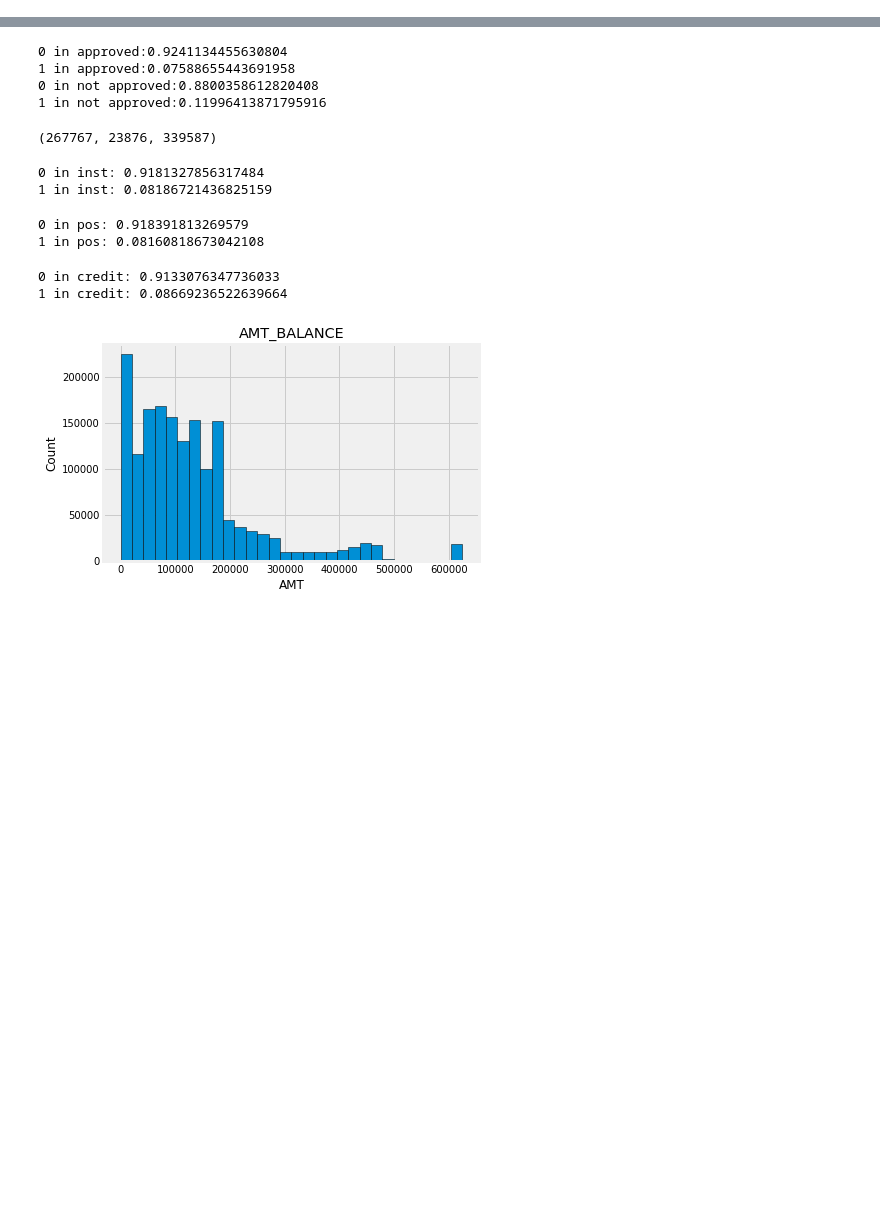
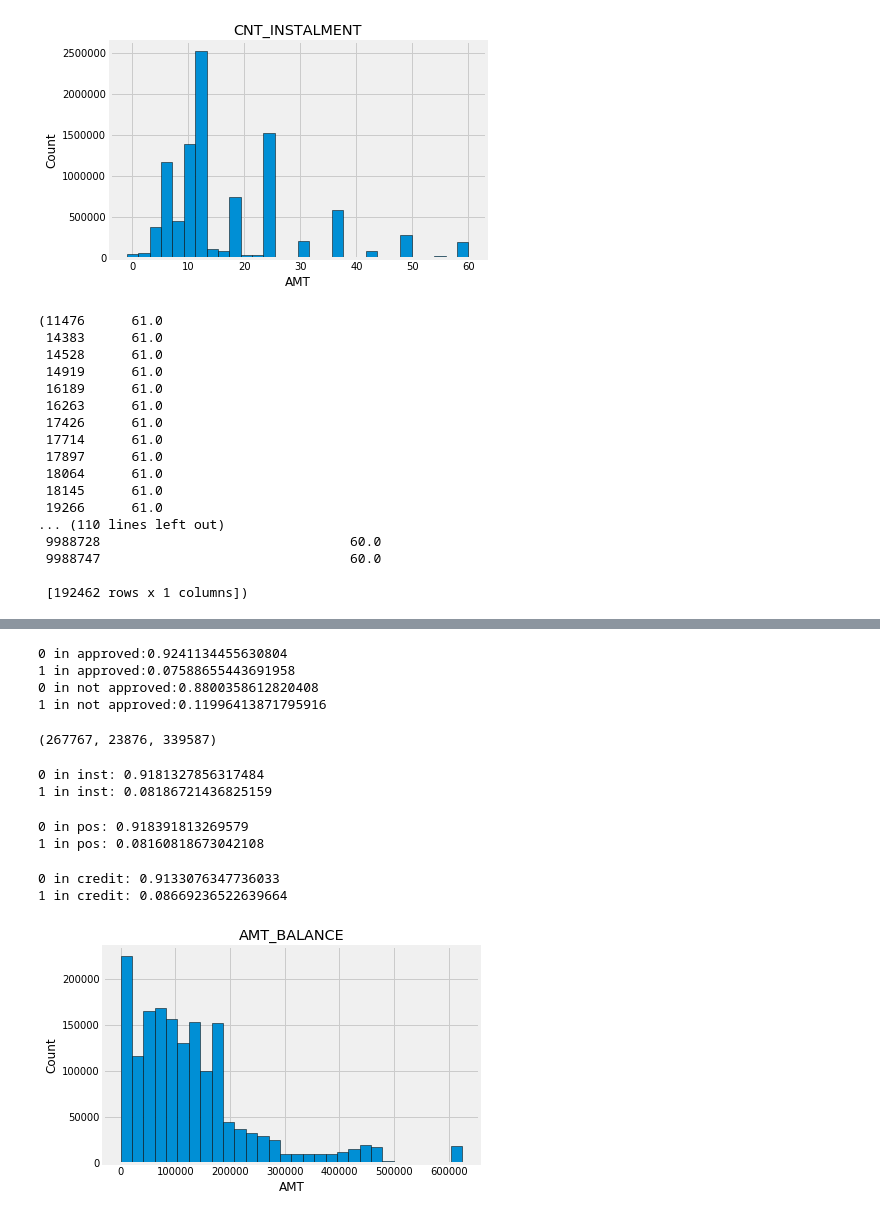
Before and after one commit to wluo-personal/AlphaBoosting, a Jupyter notebook: masaki/home credit/data_testing.ipynb, the cells around one changed output, grey strips where cells are left out. Drawn from its saved outputs; the diff is of its cells as text; code cells hidden in the pictures; blank space fills up the shorter version.

```diff
--- a/masaki/home credit/data_testing.ipynb
+++ b/masaki/home credit/data_testing.ipynb
@@ -17,12 +17,12 @@ installments_payments = pd.read_csv(PATH + 'installments_payments.csv')
 print('installments_payments done')
 # credit_card_balance = pd.read_csv(PATH + 'credit_card_balance.csv')
 # print('credit_card_balance')
-# POS_CASH_balance = pd.read_csv(PATH + 'POS_CASH_balance.csv')
-# print('POS_CASH_balance')
+POS_CASH_balance = pd.read_csv(PATH + 'POS_CASH_balance.csv')
+print('POS_CASH_balance')
 credit_card_balance = pd.read_csv(PATH + 'credit_card_balance.csv')
 print('credit_card_balance')
-# previous_application = pd.read_csv(PATH + 'previous_application.csv')
-# print('previous_application')
+previous_application = pd.read_csv(PATH + 'previous_application.csv')
+print('previous_application')
 # %% [output]
 bureau
 installments_payments done
@@ -101,0 +106,6 @@ credit_card_balance.to_pickle(PATH + 'credit_card_balance_outliers_replaced.pkl'
+# %%
+# POS_CASH_balance
+POS_CASH_balance['CNT_INSTALMENT'] = replace_outliers_by_percentile(POS_CASH_balance, 'CNT_INSTALMENT', 99.5)
+POS_CASH_balance['CNT_INSTALMENT_FUTURE'] = replace_outliers_by_percentile(POS_CASH_balance, 'CNT_INSTALMENT_FUTURE', 99.5)
+
+POS_CASH_balance.to_pickle(PATH + 'POS_CASH_balance_outliers_replaced.pkl')
@@ -122,0 +125,30 @@ credit_card_balance[credit_card_balance['AMT_BALANCE'].values >= np.nanpercentil
+# %%
+# temp = POS_CASH_balance.copy()
+# temp['CNT_INSTALMENT'] = temp['CNT_INSTALMENT'].fillna(-999)
+# temp = temp[temp['CNT_INSTALMENT'].values >= 0]
+
+temp = replace_outliers_by_percentile(POS_CASH_balance, 'CNT_INSTALMENT', 99.5)
+
+plt.hist(temp['CNT_INSTALMENT_percentile_replaced'].fillna(-1), edgecolor = 'k', bins = 30)
+plt.title('CNT_INSTALMENT'); plt.xlabel('AMT'); plt.ylabel('Count');
+plt.show()
+POS_CASH_balance[POS_CASH_balance['CNT_INSTALMENT'].values > 60]['CNT_INSTALMENT'], temp[temp['CNT_INSTALMENT_percentile_replaced'].values >55]
+# %% [output]
+[figure, added]
+(11476      61.0
+ 14383      61.0
+ 14528      61.0
+ 14919      61.0
+ 16189      61.0
+ 16263      61.0
+ 17426      61.0
+ 17714      61.0
+ 17897      61.0
+ 18064      61.0
+ 18145      61.0
+ 19266      61.0
+... (110 lines left out)
+ 9988728                                60.0
+ 9988747                                60.0
+
+ [192462 rows x 1 columns])
```
Also changed, not shown: parts of 25 cells of this notebook, 14 other files.
